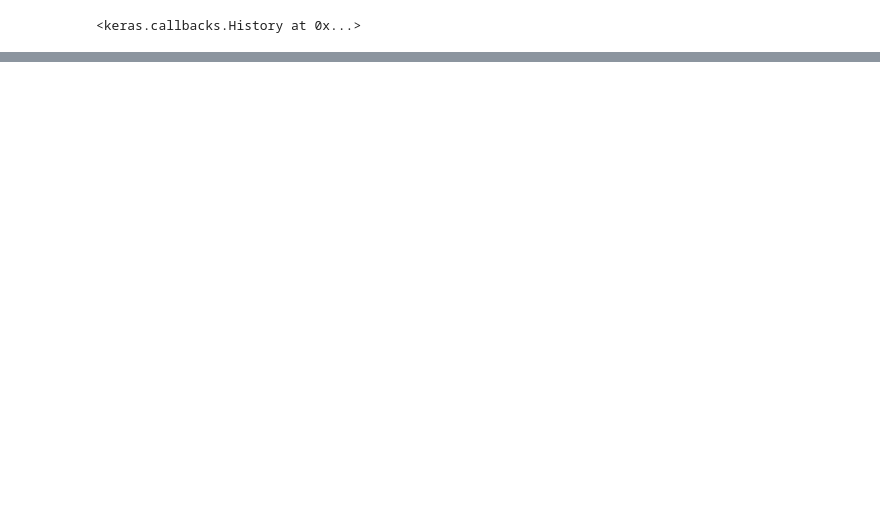
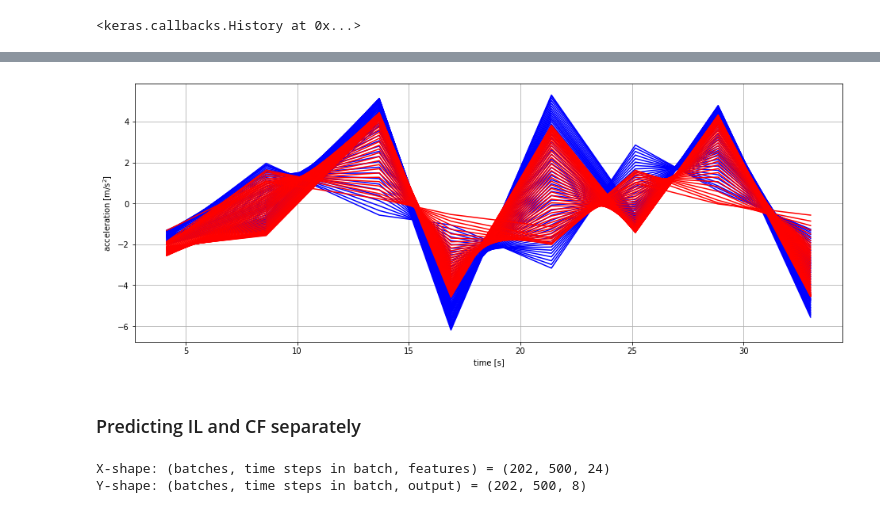
Before and after one commit to MartinLieber/VIV_prediction, a Jupyter notebook: Force_prediction_RNN.ipynb, the cells around one changed output, grey strips where cells are left out. Saved outputs shown, nothing was run; the diff lists cells and outputs as text; code cells hidden in the pictures; blank space fills up the shorter version.

```diff
--- a/Force_prediction_RNN.ipynb
+++ b/Force_prediction_RNN.ipynb
@@ -344,0 +239,31 @@ AttributeError: 'Sequential' object has no attribute 'score'
+# %%
+n=20
+T=b_size//10
+plt.figure(figsize=(16,6))
+[plt.plot(acc_pos,y_test[n,it,0:8],'b-',label='True') for it in range(T)]
+[plt.plot(acc_pos,y_pred[n,it,0:8],'r-',label='Predicted') for it in range(T)]
+#plt.legend()
+plt.ylabel('acceleration [m/s$^2$]')
+plt.xlabel('time [s]')
+plt.grid()
+plt.show()
+# %% [output]
+[figure, added]
+# %% [markdown]
+### Predicting IL and CF separately
+# %%
+X_train_CF = X_train[:,:,40:]
+X_val_CF = X_val[:,:,40:]
+X_test_CF = X_test[:,:,40:]
+y_train_CF = y_train[:,:,8:]
+y_val_CF = y_val[:,:,8:]
+y_test_CF = y_test[:,:,8:]
+
+n_features = X_train_CF.shape[2]
+n_outputs = y_train_CF.shape[2]
+
+print(f'X-shape: (batches, time steps in batch, features) = {X_train_CF.shape}')
+print(f'Y-shape: (batches, time steps in batch, output) = {y_train_CF.shape}')
+# %% [output]
+X-shape: (batches, time steps in batch, features) = (202, 500, 24)
+Y-shape: (batches, time steps in batch, output) = (202, 500, 8)
```
Also changed, not shown: parts of 19 cells of this notebook.
